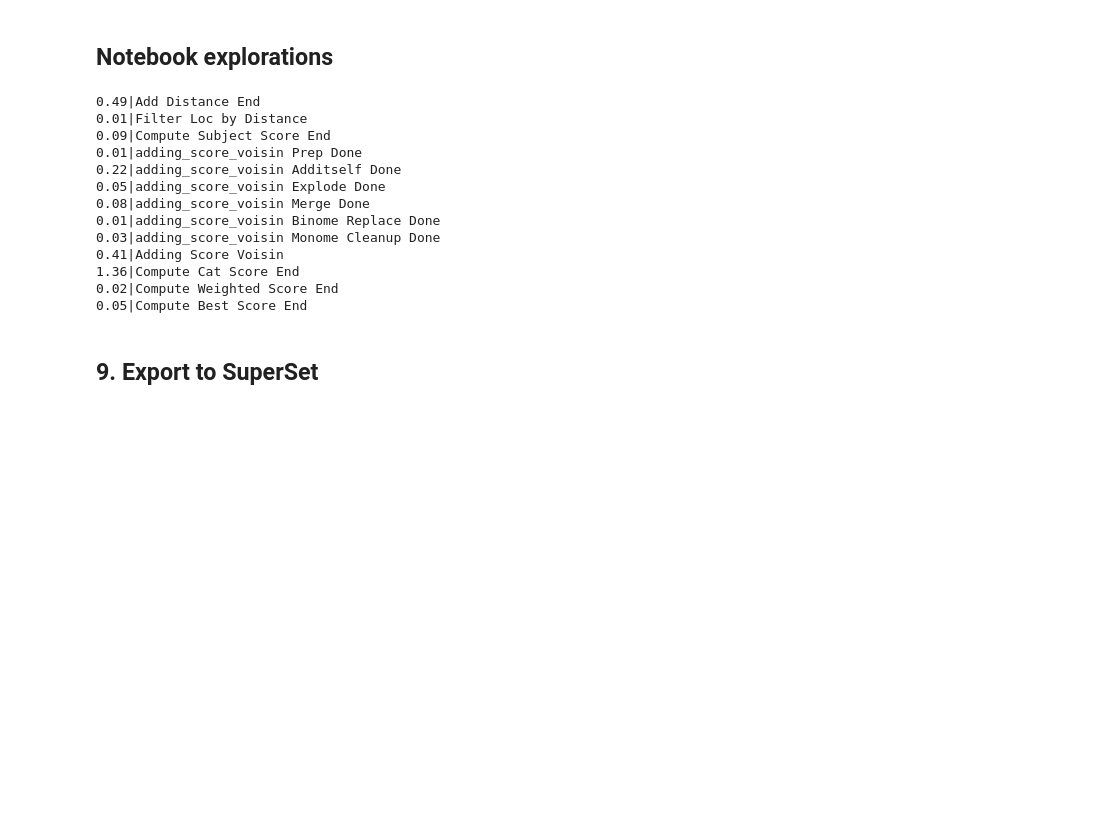
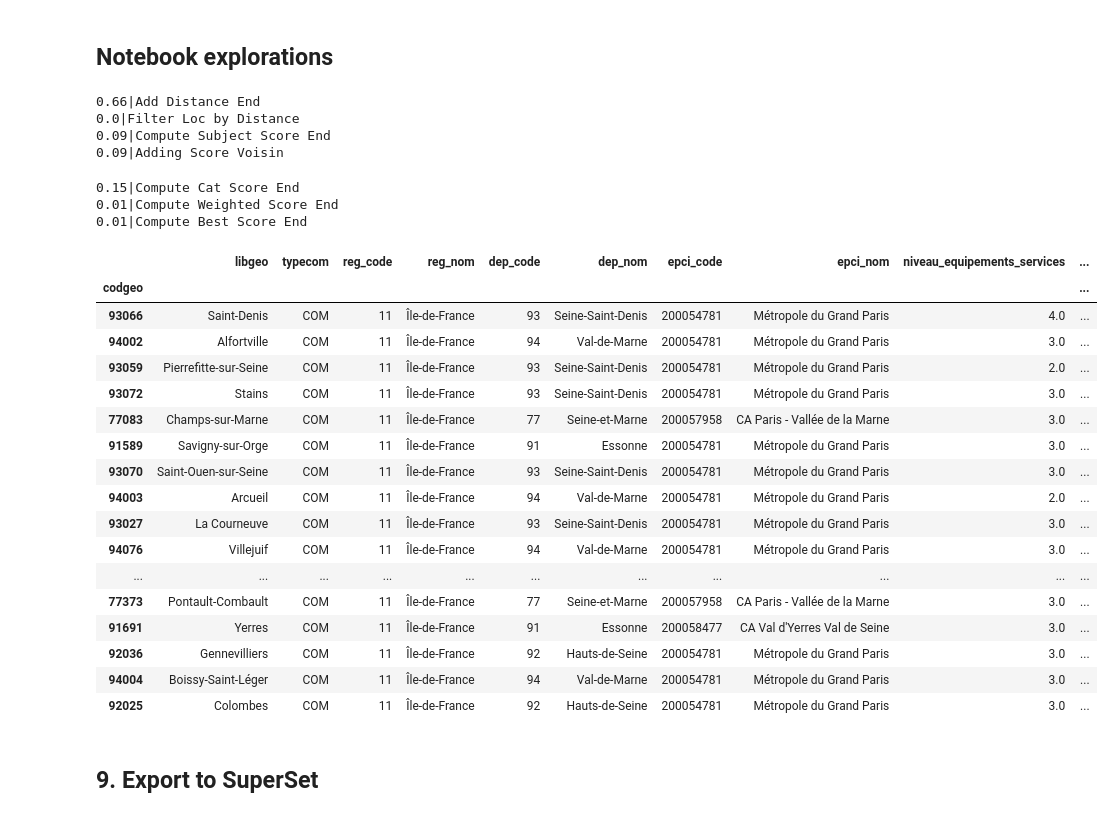
Before and after one commit to dataforgoodfr/13_odis, a Jupyter notebook: eda/notebooks/odis_stream2_scoring.ipynb, the cells around one changed output. Cells and saved outputs as stored; diff of their text form; code cells hidden in the pictures; blank space fills up the shorter version.

Commit message:
Fixe metiers and formations scoring + autozoom

```diff
--- a/eda/notebooks/odis_stream2_scoring.ipynb
+++ b/eda/notebooks/odis_stream2_scoring.ipynb
@@ -79,24 +79,20 @@ def monome_cleanup(df):
 # %%
 def adding_score_voisins(df_search, scores_cat):
     #df_search is the dataframe pre-filtered by location
-    #df_source is the dataframe with all the communes
-    t = time()
-    timer_mode=True
+
     binome_columns = ['codgeo','libgeo','polygon','epci_code','epci_nom'] + scores_cat[scores_cat.incl_binome]['score'].to_list()+scores_cat[scores_cat.incl_binome]['metric'].to_list()
+    # We take the subset of possible score columns that actually exist in our dataframe
     binome_columns = list(set(binome_columns) & set(df_search.columns))
     df_binomes = df_search[binome_columns].copy()
-
-    t = performance_tracker(t, 'adding_score_voisin Prep Done', timer_mode)
 
     # Adds itself to list of voisins = monome case
     # Note: this code triggers the SettingWithCopyWarning but I don't know how to fix it...
     df_search.codgeo_voisins = df_search.apply(lambda x: np.append(x.codgeo_voisins, x.name), axis=1)
-    t = performance_tracker(t, 'adding_score_voisin Additself Done', timer_mode)
+
     # Explodes the dataframe to have a row for each voisins + itself
     df_search['codgeo_voisins_copy'] = df_search['codgeo_voisins']
     df_search_exploded = df_search.explode('codgeo_voisins_copy')
     df_search_exploded.rename(columns={'codgeo_voisins_copy':'codgeo_binome'}, inplace=True)
-    t = performance_tracker(t, 'adding_score_voisin Explode Done', timer_mode)
 
     # For each commune (codgeo) in search area (df_search) we add all its voisin's scores
     odis_search_exploded = pd.merge(
@@ -106,17 +102,14 @@ def adding_score_voisins(df_search, scores_cat):
         right_index=True,
         how='inner',
         validate="many_to_one")
-    t = performance_tracker(t, 'adding_score_voisin Merge Done', timer_mode)
 
     # Adds a column to identify binomes vs monomes + cleanup
     odis_search_exploded['binome'] = np.where(odis_search_exploded.index == odis_search_exploded.codgeo_binome, True, False)
-    t = performance_tracker(t, 'adding_score_voisin Binome Replace Done', timer_mode)
-
 
 
     #We remove all values for the monome case to avoid accounting for them in the category score calculation
     odis_search_exploded = monome_cleanup(odis_search_exploded)
-    t = performance_tracker(t, 'adding_score_voisin Monome Cleanup Done', timer_mode)
+
     return odis_search_exploded
 # %% [markdown]
 ### 3. Criterias Scoring
@@ -192,21 +185,20 @@ def compute_criteria_scores(df, prefs):
     df['reloc_epci_scaled'] = np.where(df['epci_code'] == df.loc[prefs['commune_actuelle']]['epci_code'],1,0)
 
     #For each adult we look for jobs categories that match what is needed
-    i=1
     for adult in range(0,prefs['nb_adultes']):
         if len(prefs['codes_metiers'][adult]) > 0:
-            df['met_match_codes_adult'+str(i)] = df.be_codfap_top.apply(codes_match, codes_list=prefs['codes_metiers'][adult])
-            df['met_match_adult'+str(i)] = df['met_match_codes_adult'+str(i)].apply(len)
-            df['met_match_adult'+str(i)+'_scaled'] = t.fit_transform(df[['met_match_adult'+str(i)]].fillna(0))
-            i+=1
+            df['met_match_codes_adult'+str(adult+1)] = df.be_codfap_top.apply(codes_match, codes_list=prefs['codes_metiers'][adult])
+            df['met_match_adult'+str(adult+1)] = df['met_match_codes_adult'+str(adult+1)].apply(len)
+            df['met_match_adult'+str(adult+1)+'_scaled'] = t.fit_transform(df[['met_match_adult'+str(adult+1)]].fillna(0))
 
-    j=1
+    #For each adult we look for jobs categories that match what is needed
     for adult in range(0,prefs['nb_adultes']):
         if len(prefs['codes_formations'][adult]) > 0:
-            df['form_match_codes_adult'+str(j)] = df.codes_formations.apply(codes_match, codes_list=prefs['codes_formations'][adult])
-            df['form_match_adult'+str(j)] = df['form_match_codes_adult'+str(j)].apply(len)
-            df['form_match_adult'+str(j)+'_scaled'] = t.fit_transform(df[['form_match_adult'+str(j)]].fillna(0))
-        j+=1
+            df['form_match_codes_adult'+str(adult+1)] = df.codes_formations.apply(codes_match, codes_list=prefs['codes_formations'][adult])
+            df['form_match_adult'+str(adult+1)] = df['form_match_codes_adult'+str(adult+1)].apply(len)
+            df['form_match_adult'+str(adult+1)+'_scaled'] = t.fit_transform(df[['form_match_adult'+str(adult+1)]].fillna(0))
+            print(adult)
+
 
 
     return df
@@ -357,10 +349,10 @@ prefs = {
     'poids_education':1,
     'poids_soutien':1,
     'poids_mobilité':0,
-    'commune_actuelle':'33001',
+    'commune_actuelle':'75056', # 75056=Paris, 33063=Bordeaux, 18033=Bourges
     'hebergement':"Chez l'habitant",
     'logement':'Location',
-    'loc_distance_km':200,
+    'loc_distance_km':20,
     'nb_adultes':1,
     'nb_enfants':1,
     'codes_metiers':[['S1X40','J0X33','A1X41'], ['T4X60','T2A60']],
@@ -411,19 +403,34 @@ t = performance_tracker(t, 'Compute Weighted Score End', timer_mode)
 odis_search_best = best_score_compute(odis_exploded)
 t = performance_tracker(t, 'Compute Best Score End', timer_mode)
 # %% [output]
-0.49|Add Distance End
-0.01|Filter Loc by Distance
+0.66|Add Distance End
+0.0|Filter Loc by Distance
 0.09|Compute Subject Score End
-0.01|adding_score_voisin Prep Done
-0.22|adding_score_voisin Additself Done
-0.05|adding_score_voisin Explode Done
-0.08|adding_score_voisin Merge Done
-0.01|adding_score_voisin Binome Replace Done
-0.03|adding_score_voisin Monome Cleanup Done
-0.41|Adding Score Voisin
-1.36|Compute Cat Score End
-0.02|Compute Weighted Score End
-0.05|Compute Best Score End
+0.09|Adding Score Voisin
+0.15|Compute Cat Score End
+0.01|Compute Weighted Score End
+0.01|Compute Best Score End
+# %%
+odis_search_best[odis_search_best.met_match_codes_adult1.str.len() > 0].head(20)
+# %% [output]
+|  | libgeo | typecom | reg_code | reg_nom | dep_code | dep_nom | epci_code | epci_nom | niveau_equipements_services | ... |
+| codgeo |  |  |  |  |  |  |  |  |  | ... |
+| 93066 | Saint-Denis | COM | 11 | Île-de-France | 93 | Seine-Saint-Denis | 200054781 | Métropole du Grand Paris | 4.0 | ... |
+| 94002 | Alfortville | COM | 11 | Île-de-France | 94 | Val-de-Marne | 200054781 | Métropole du Grand Paris | 3.0 | ... |
+| 93059 | Pierrefitte-sur-Seine | COM | 11 | Île-de-France | 93 | Seine-Saint-Denis | 200054781 | Métropole du Grand Paris | 2.0 | ... |
+| 93072 | Stains | COM | 11 | Île-de-France | 93 | Seine-Saint-Denis | 200054781 | Métropole du Grand Paris | 3.0 | ... |
+| 77083 | Champs-sur-Marne | COM | 11 | Île-de-France | 77 | Seine-et-Marne | 200057958 | CA Paris - Vallée de la Marne | 3.0 | ... |
+| 91589 | Savigny-sur-Orge | COM | 11 | Île-de-France | 91 | Essonne | 200054781 | Métropole du Grand Paris | 3.0 | ... |
+| 93070 | Saint-Ouen-sur-Seine | COM | 11 | Île-de-France | 93 | Seine-Saint-Denis | 200054781 | Métropole du Grand Paris | 3.0 | ... |
+| 94003 | Arcueil | COM | 11 | Île-de-France | 94 | Val-de-Marne | 200054781 | Métropole du Grand Paris | 2.0 | ... |
+| 93027 | La Courneuve | COM | 11 | Île-de-France | 93 | Seine-Saint-Denis | 200054781 | Métropole du Grand Paris | 3.0 | ... |
+| 94076 | Villejuif | COM | 11 | Île-de-France | 94 | Val-de-Marne | 200054781 | Métropole du Grand Paris | 3.0 | ... |
+| ... | ... | ... | ... | ... | ... | ... | ... | ... | ... | ... |
+| 77373 | Pontault-Combault | COM | 11 | Île-de-France | 77 | Seine-et-Marne | 200057958 | CA Paris - Vallée de la Marne | 3.0 | ... |
+| 91691 | Yerres | COM | 11 | Île-de-France | 91 | Essonne | 200058477 | CA Val d'Yerres Val de Seine | 3.0 | ... |
+| 92036 | Gennevilliers | COM | 11 | Île-de-France | 92 | Hauts-de-Seine | 200054781 | Métropole du Grand Paris | 3.0 | ... |
+| 94004 | Boissy-Saint-Léger | COM | 11 | Île-de-France | 94 | Val-de-Marne | 200054781 | Métropole du Grand Paris | 3.0 | ... |
+| 92025 | Colombes | COM | 11 | Île-de-France | 92 | Hauts-de-Seine | 200054781 | Métropole du Grand Paris | 3.0 | ... |
 # %% [markdown]
 ## 9. Export to SuperSet
 # %%
```
Also changed, not shown: parts of 1 cell of this notebook, 1 other file.
